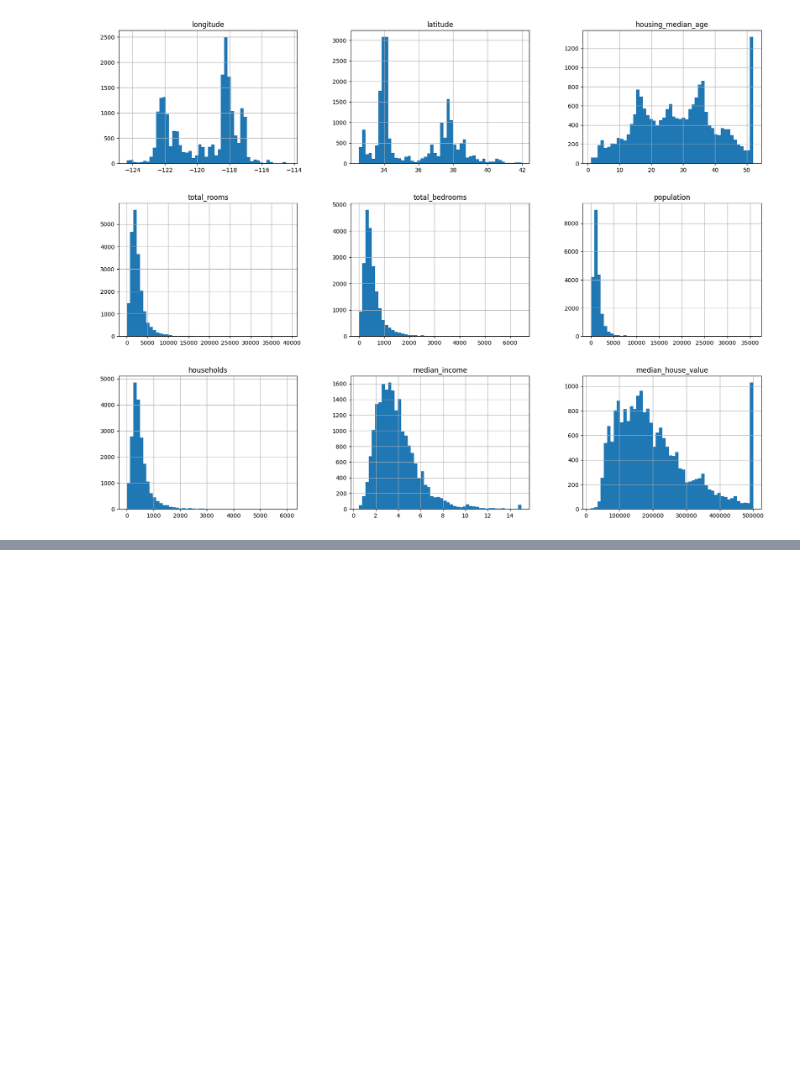
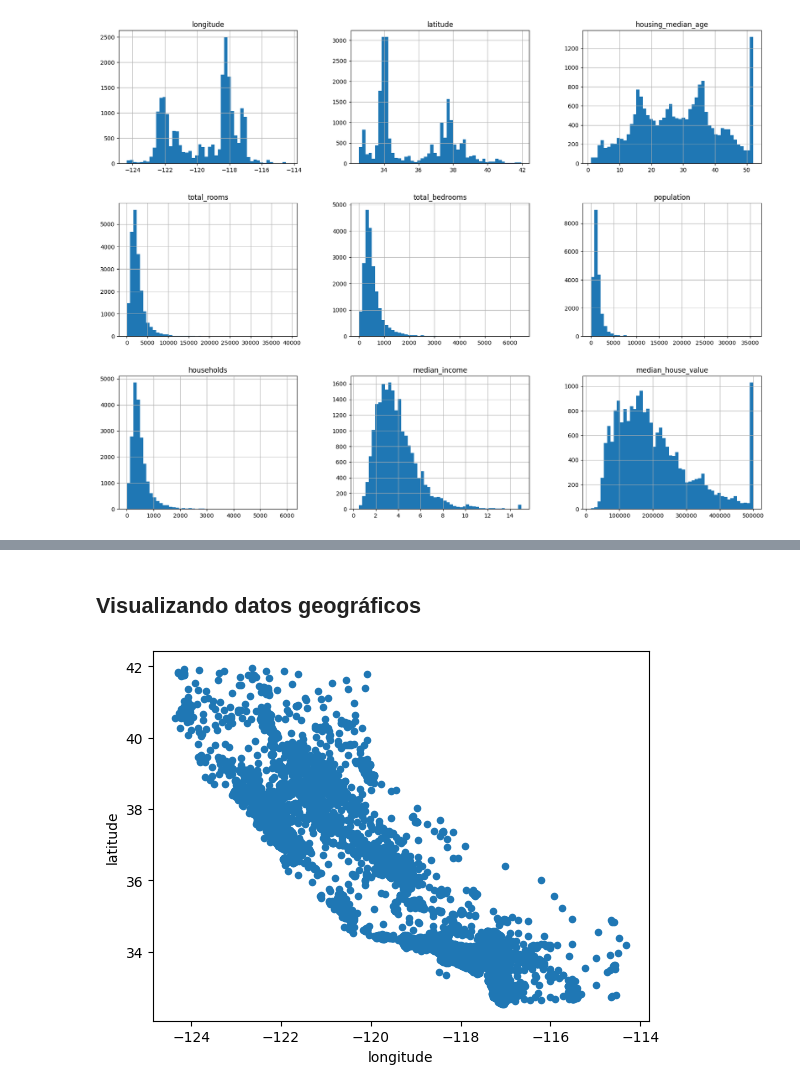
Before and after one commit to David-Maximo/handson-ml2, a Jupyter notebook: Housing.ipynb, the cells around one changed output, grey strips where cells are left out. Cells and saved outputs as stored; diff of their text form; code cells hidden in the pictures; blank space fills up the shorter version.

```diff
--- a/Housing.ipynb
+++ b/Housing.ipynb
@@ -115,0 +325,4 @@ plt.show()
+# %%
+# Copia de conjunto de entrenamiento
+housing = strat_train_set.copy()
+housing
@@ -115,0 +343,12 @@ plt.show()
+# %% [markdown]
+## Visualizando datos geográficos
+# %%
+# Gráfico de dispersión de coordenadas
+housing.plot(
+    kind='scatter',
+    x='longitude',
+    y='latitude'
+)
+plt.show()
+# %% [output]
+[figure, added]
```
Also changed, not shown: parts of 58 cells of this notebook.
